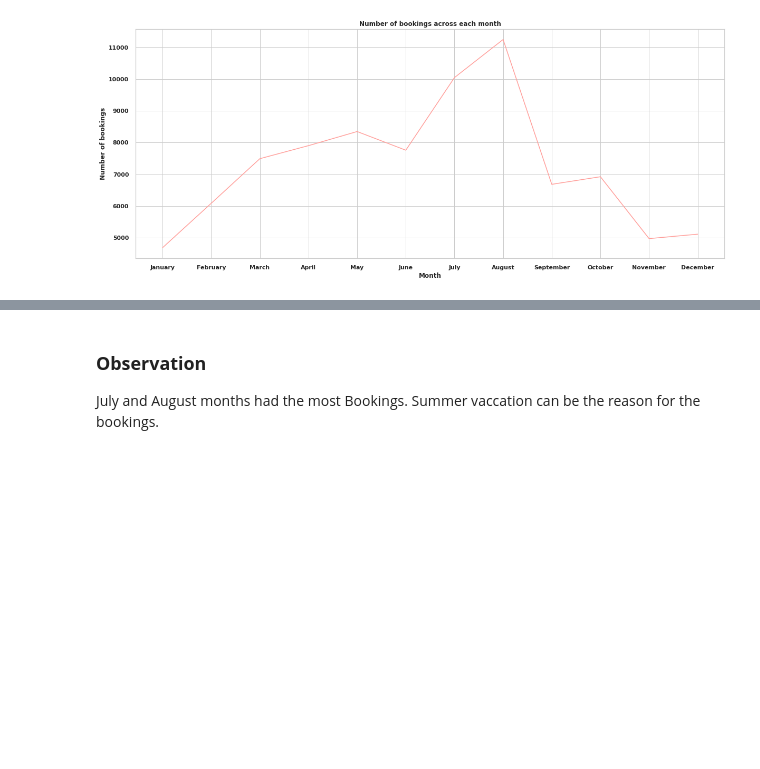
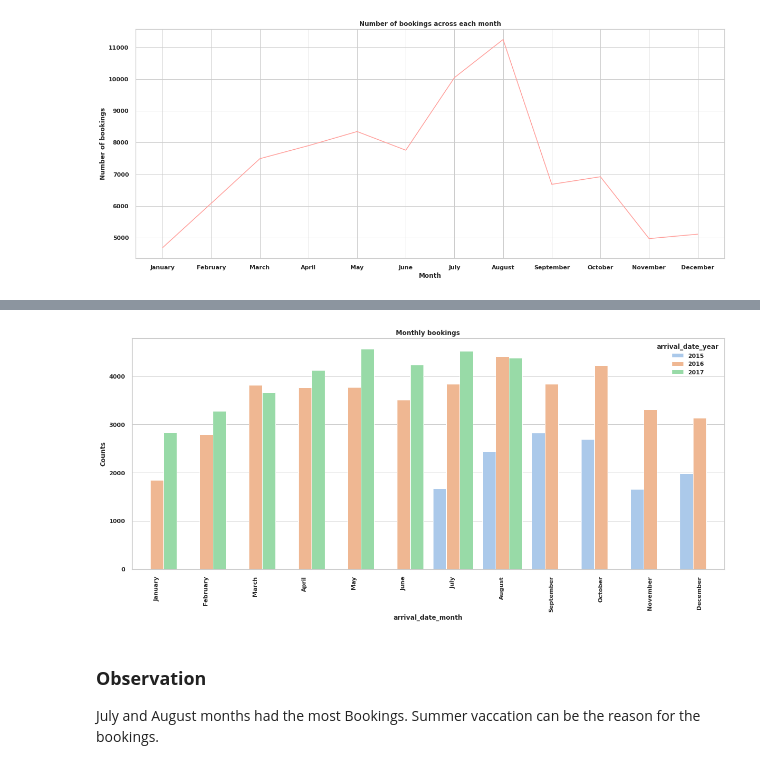
Before and after one commit to VHP2305/EDA-Capstone, a Jupyter notebook: Hotel_Booking_Analysis_Capstone_Project.ipynb, the cells around one changed output, grey strips where cells are left out. Drawn from its saved outputs; the diff is of its cells as text; code cells hidden in the pictures; blank space fills up the shorter version.

```diff
--- a/Hotel_Booking_Analysis_Capstone_Project.ipynb
+++ b/Hotel_Booking_Analysis_Capstone_Project.ipynb
@@ -436,3 +438,14 @@ plt.ylabel('Number of bookings')
 # %% [output]
 Text(0, 0.5, 'Number of bookings')
 [figure]
+# %%
+# groupby arrival_date_month and arrival_date_year and taking the hotel count
+bookings_by_year_df=df.groupby(['arrival_date_month','arrival_date_year'])['hotel'].count().reset_index().rename(columns={'hotel':"Counts"})
+# Create list of months in order
+months = ['January', 'February', 'March', 'April', 'May', 'June', 'July', 'August', 'September', 'October', 'November', 'December']
+# creating df which will map the order of above months list without changing its values.
+bookings_by_year_df['arrival_date_month']=pd.Categorical(bookings_by_year_df['arrival_date_month'],categories=months,ordered=True)
+# sorting by arrival_date_month
+bookings_by_year_df=bookings_by_year_df.sort_values('arrival_date_month')
+
+bookings_by_year_df
@@ -439,3 +470,13 @@ Text(0, 0.5, 'Number of bookings')
+# %%
+# set plot size
+plt.figure(figsize=(20,8))
+
+plt.title("Monthly bookings")
+sns.barplot(x= bookings_by_year_df['arrival_date_month'], y= bookings_by_year_df['Counts'], hue= bookings_by_year_df['arrival_date_year'], estimator= sum, data= df)
+plt.xticks(rotation = 90)
+plt.show()
+# %% [output]
+[figure, added]
 # %% [markdown]
  ### **Observation**
  July and August months had the most Bookings. Summer vaccation can be the reason for the bookings.
```
Also changed, not shown: parts of 35 cells of this notebook.
